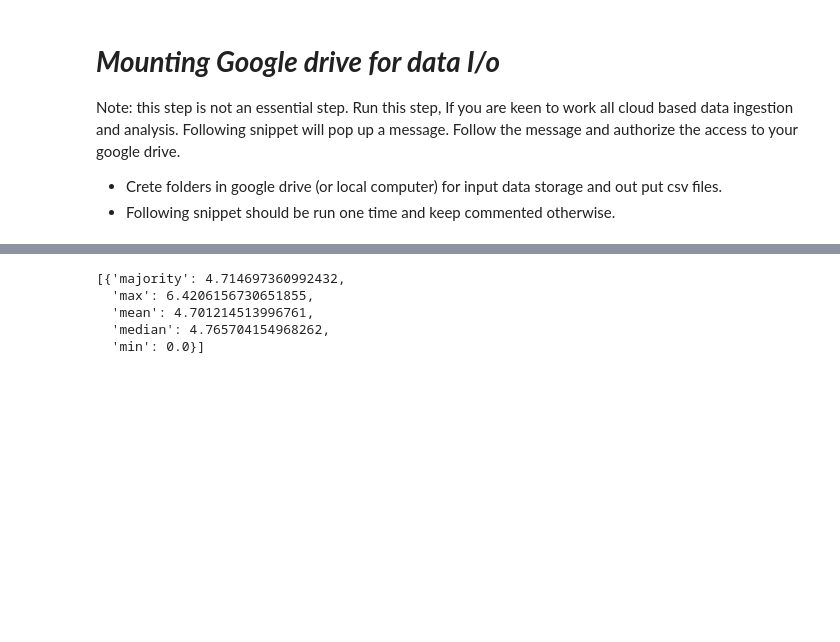
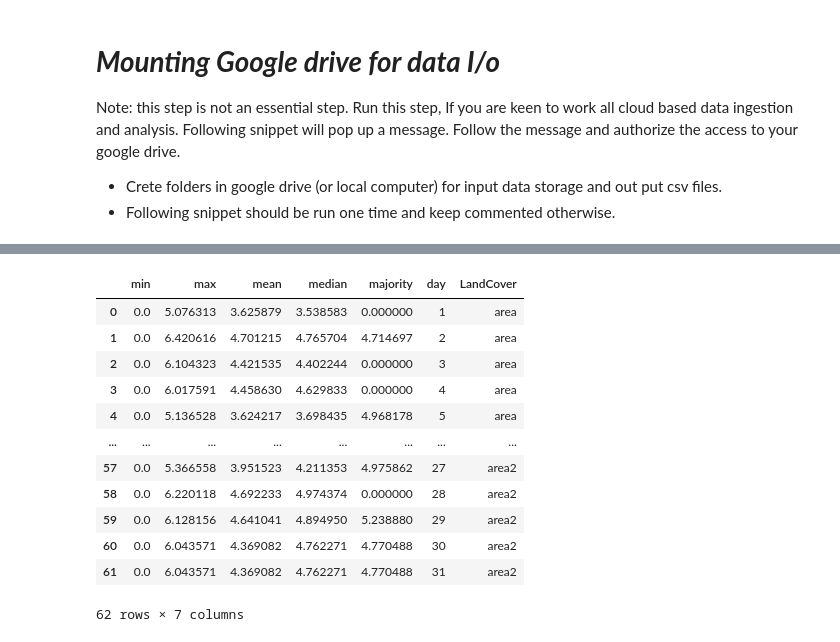
Before and after one commit to A-Marambe/Raster_tools, a Jupyter notebook: Zonal_Stat_RasterAnalysis.ipynb, the cells around one changed output, grey strips where cells are left out. Saved outputs shown, nothing was run; the diff lists cells and outputs as text; code cells hidden in the pictures; blank space fills up the shorter version.

```diff
--- a/Zonal_Stat_RasterAnalysis.ipynb
+++ b/Zonal_Stat_RasterAnalysis.ipynb
@@ -198,26 +202,0 @@ for shape in shape_list:
-# %%
-zone_data = gpd.read_file("/content/gdrive/My Drive/colab_data/zone_polygons/zone.shp")
-shape_1=zone_data[zone_data.poly=="area"]
-shape_2=zone_data[zone_data.poly=="area2"]
-
-# itterate over images to collect zonal stats
-shape_list = [shape_1, shape_2]
-
-zonal_list = []
-day_of_month = []
-zone_name = []
-for shape_j in shape_list:
-    #zoneLC = shape_J
-    #zone_name.append(zoneLC)
-    #print(zoneLC)
-    #print(shape_j)
-
-    for i in range(start_day, end_day):
-
-        day = i-(start_day-1)
-        print(day)
-        day_of_month.append(day)
-        grefed_img = open_band("/content/gdrive/My Drive/colab_data/ET_out/et"+str(i)+".tif")
-
-        zs_ohio = zonal_stats(shape_j, grefed_img, affine=affine_dt, stats=['min', 'max', 'mean', 'median', 'majority'])
-        zonal_list.append(zs_ohio[0])
@@ -265,20 +203,22 @@ df.head(60)
-# %%
-data2 = open_band("/content/gdrive/My Drive/colab_data/ET_out/et215.tif")
-#show(data2, cmap="nipy_spectral")
-
-zone_data = gpd.read_file("/content/gdrive/My Drive/colab_data/zone_polygons/zone.shp")
-
-
-
-shape_1=zone_data[zone_data.poly=="area"]
-shape_2=zone_data[zone_data.poly=="area2"]
-
-
-zs_ohio = zonal_stats(shape_1, data2, affine=affine_dt, stats=['min', 'max', 'mean', 'median', 'majority'])
-zs_ohio
-# %% [output]
-[{'majority': 4.714697360992432,
-  'max': 6.4206156730651855,
-  'mean': 4.701214513996761,
-  'median': 4.765704154968262,
-  'min': 0.0}]
+# %%
+# composing the data frame
+df= pd.DataFrame(zonal_list)
+df['day'] = day_of_month
+df['LandCover'] = cshape_list
+df.head(62)
+
+# save a shape file (name based on anlysis date)
+# %% [output]
+|  | min | max | mean | median | majority | day | LandCover |
+| 0 | 0.0 | 5.076313 | 3.625879 | 3.538583 | 0.000000 | 1 | area |
+| 1 | 0.0 | 6.420616 | 4.701215 | 4.765704 | 4.714697 | 2 | area |
+| 2 | 0.0 | 6.104323 | 4.421535 | 4.402244 | 0.000000 | 3 | area |
+| 3 | 0.0 | 6.017591 | 4.458630 | 4.629833 | 0.000000 | 4 | area |
+| 4 | 0.0 | 5.136528 | 3.624217 | 3.698435 | 4.968178 | 5 | area |
+| ... | ... | ... | ... | ... | ... | ... | ... |
+| 57 | 0.0 | 5.366558 | 3.951523 | 4.211353 | 4.975862 | 27 | area2 |
+| 58 | 0.0 | 6.220118 | 4.692233 | 4.974374 | 0.000000 | 28 | area2 |
+| 59 | 0.0 | 6.128156 | 4.641041 | 4.894950 | 5.238880 | 29 | area2 |
+| 60 | 0.0 | 6.043571 | 4.369082 | 4.762271 | 4.770488 | 30 | area2 |
+| 61 | 0.0 | 6.043571 | 4.369082 | 4.762271 | 4.770488 | 31 | area2 |
+62 rows × 7 columns
```
Also changed, not shown: parts of 13 cells of this notebook.
